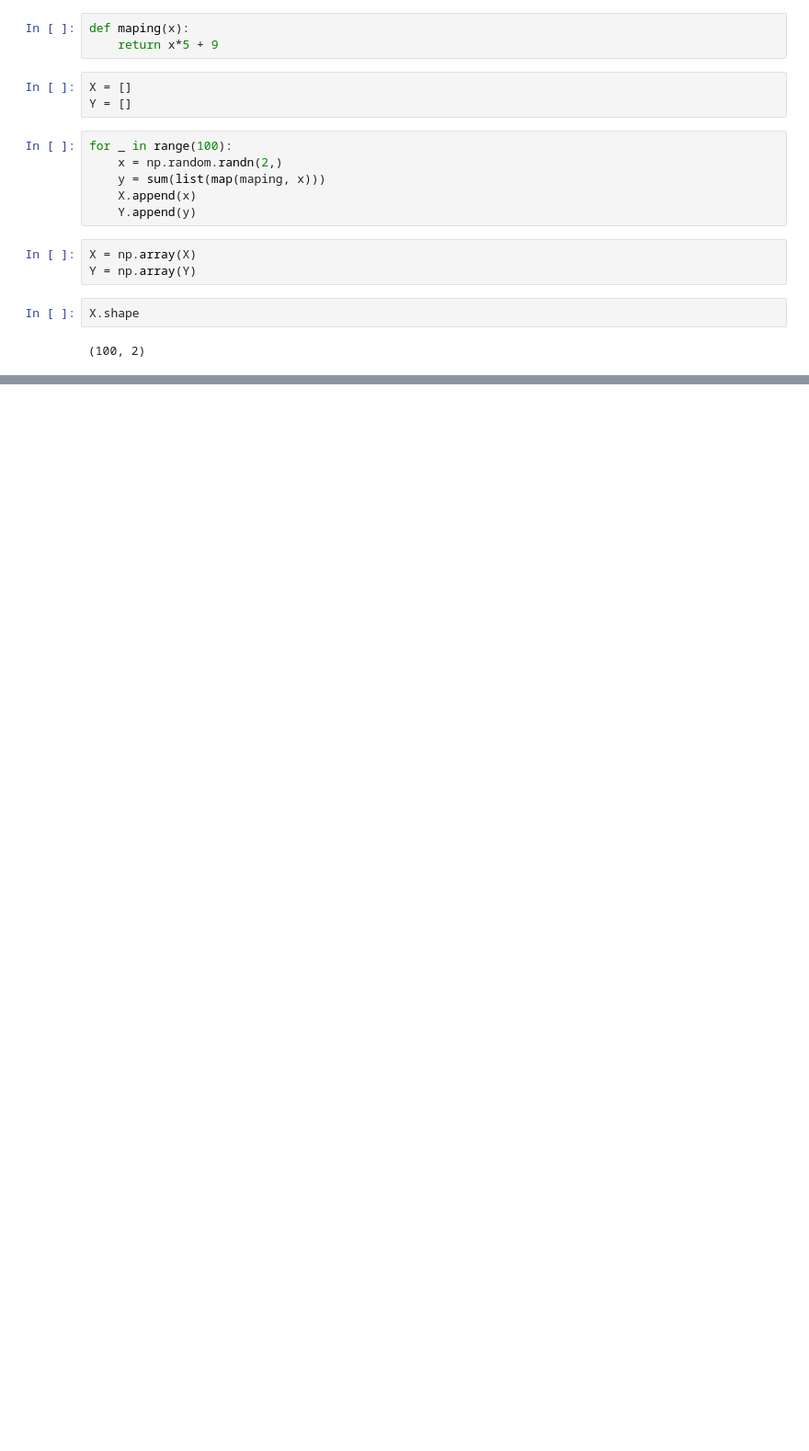
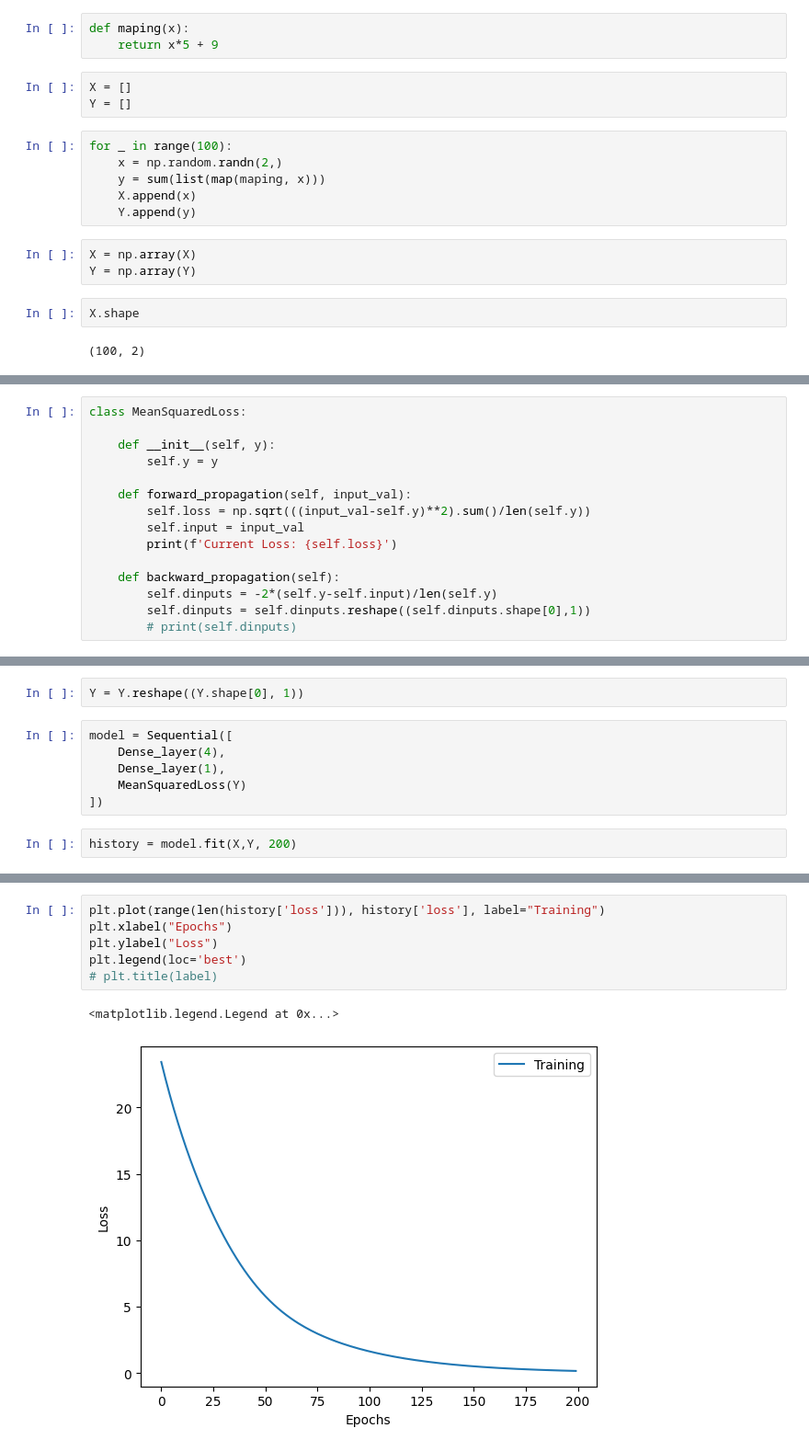
Before and after one commit to romaljose38/ML-DL, a Jupyter notebook: neural_network.ipynb, the cells around one changed output, grey strips where cells are left out. Shown: that part at 92% size. Saved outputs shown, nothing was run; the diff lists cells and outputs as text; blank space fills up the shorter version.

Commit message:
Added more structure to the layers and added Sequential model

```diff
--- a/neural_network.ipynb
+++ b/neural_network.ipynb
@@ -464,0 +53,15 @@ np.expm1(a)
+# %%
+class MeanSquaredLoss:
+
+    def __init__(self, y):
+        self.y = y
+
+    def forward_propagation(self, input_val):
+        self.loss = np.sqrt(((input_val-self.y)**2).sum()/len(self.y))
+        self.input = input_val
+        print(f'Current Loss: {self.loss}')
+
+    def backward_propagation(self):
+        self.dinputs = -2*(self.y-self.input)/len(self.y)
+        self.dinputs = self.dinputs.reshape((self.dinputs.shape[0],1))
+        # print(self.dinputs)
@@ -464,0 +119,10 @@ np.expm1(a)
+# %%
+Y = Y.reshape((Y.shape[0], 1))
+# %%
+model = Sequential([
+    Dense_layer(4),
+    Dense_layer(1),
+    MeanSquaredLoss(Y)
+])
+# %%
+history = model.fit(X,Y, 200)
@@ -464,0 +147,9 @@ np.expm1(a)
+# %%
+plt.plot(range(len(history['loss'])), history['loss'], label="Training")
+plt.xlabel("Epochs")
+plt.ylabel("Loss")
+plt.legend(loc='best')
+# plt.title(label)
+# %% [output]
+<matplotlib.legend.Legend at 0x...>
+[figure, added]
```
Also changed, not shown: parts of 59 cells of this notebook.
